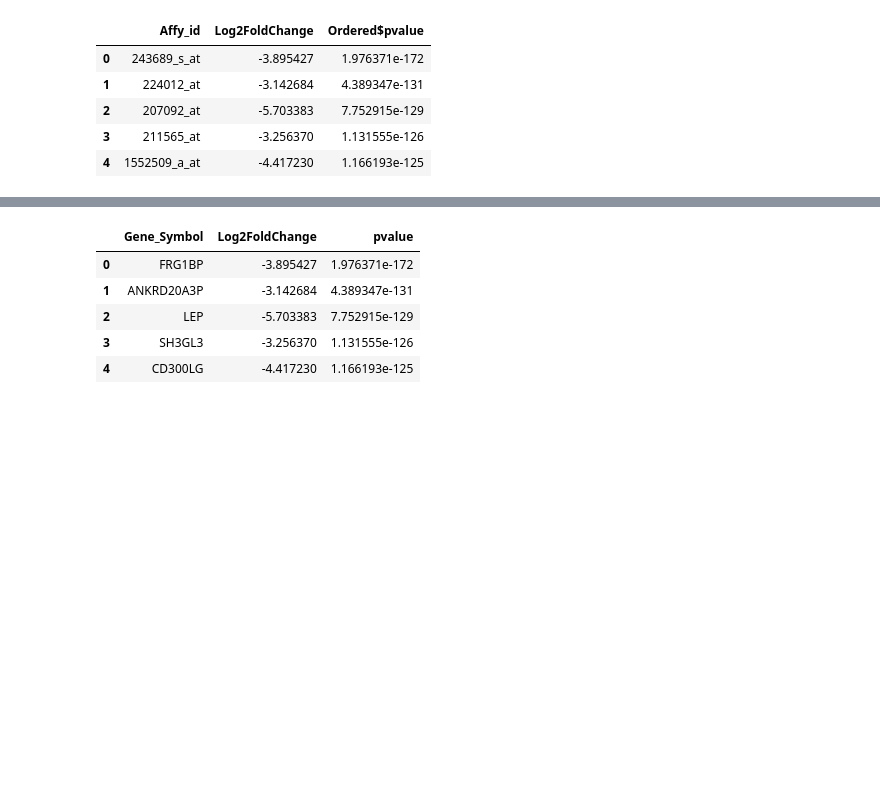
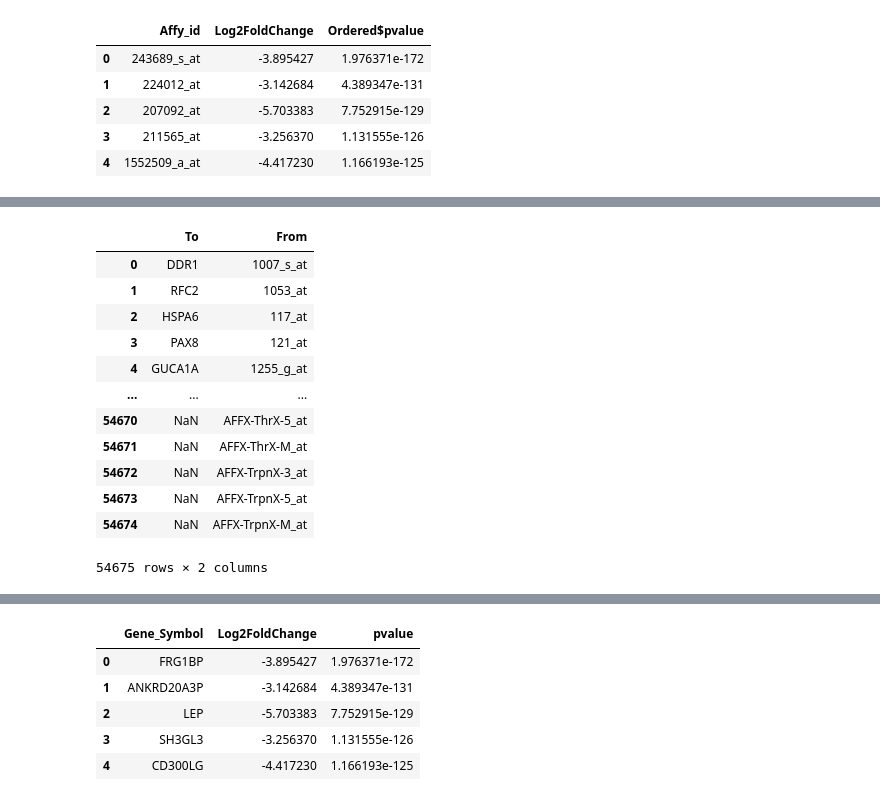
Before and after one commit to AlexWei21/Breast-Cancer-Gene-Regulatory-Network-and-Risk-Prediction, a Jupyter notebook: Code/GDE_Data_Translation.ipynb, the cells around one changed output, grey strips where cells are left out. Cells and saved outputs as stored; diff of their text form; code cells hidden in the pictures; blank space fills up the shorter version.

```diff
--- a/Code/GDE_Data_Translation.ipynb
+++ b/Code/GDE_Data_Translation.ipynb
@@ -33 +34,21 @@ Translation_Table.head()
+# %%
+To = pd.DataFrame(Translation_Table.iloc[0,3:])
+To['From'] = To.index
+To = To.reset_index(drop=True)
+new_Translation_Table = To.rename(columns={0: 'To'})
+new_Translation_Table
+# %% [output]
+|  | To | From |
+| 0 | DDR1 | 1007_s_at |
+| 1 | RFC2 | 1053_at |
+| 2 | HSPA6 | 117_at |
+| 3 | PAX8 | 121_at |
+| 4 | GUCA1A | 1255_g_at |
+| ... | ... | ... |
+| 54670 | NaN | AFFX-ThrX-5_at |
+| 54671 | NaN | AFFX-ThrX-M_at |
+| 54672 | NaN | AFFX-TrpnX-3_at |
+| 54673 | NaN | AFFX-TrpnX-5_at |
+| 54674 | NaN | AFFX-TrpnX-M_at |
+54675 rows × 2 columns
 # %%
```
Also changed, not shown: parts of 3 cells of this notebook, 3 other files.
